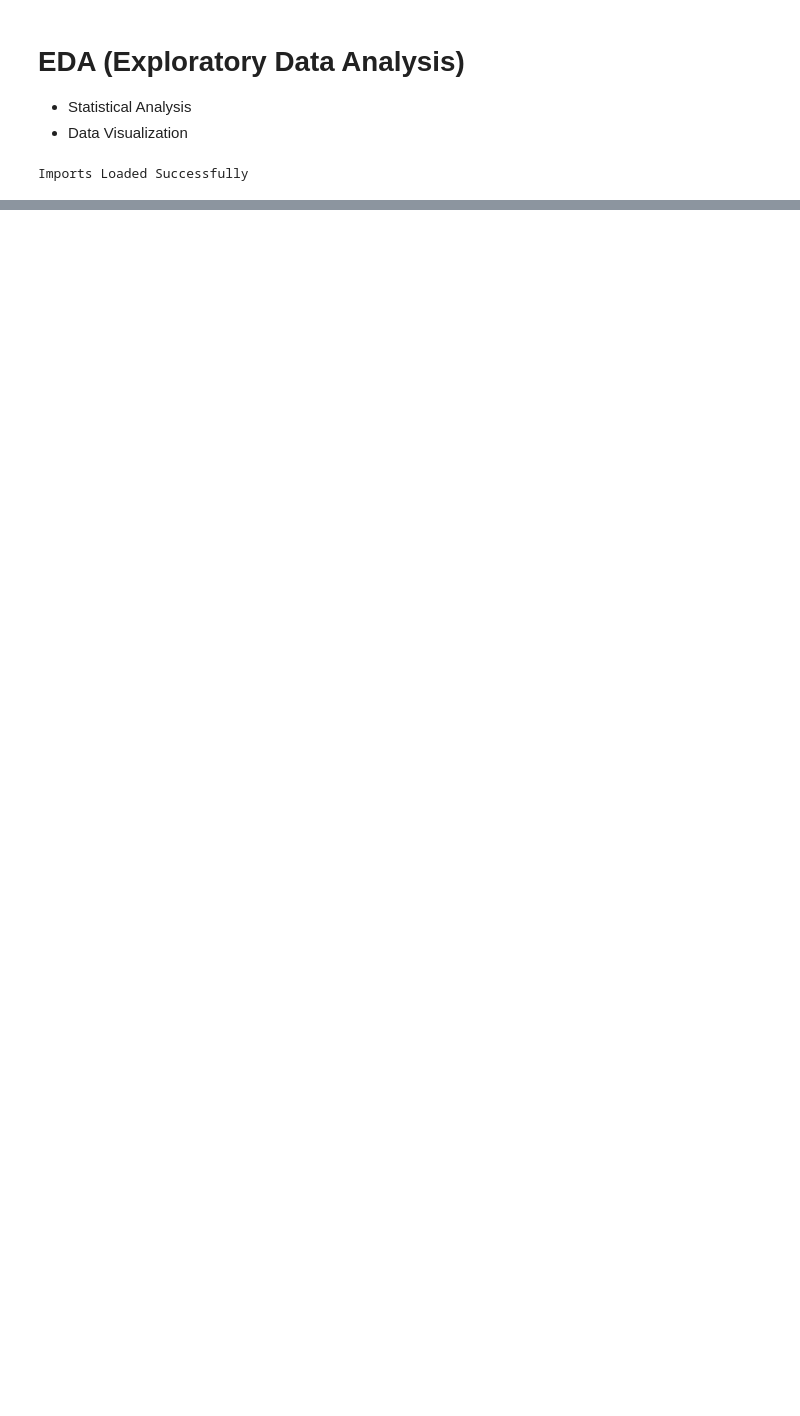
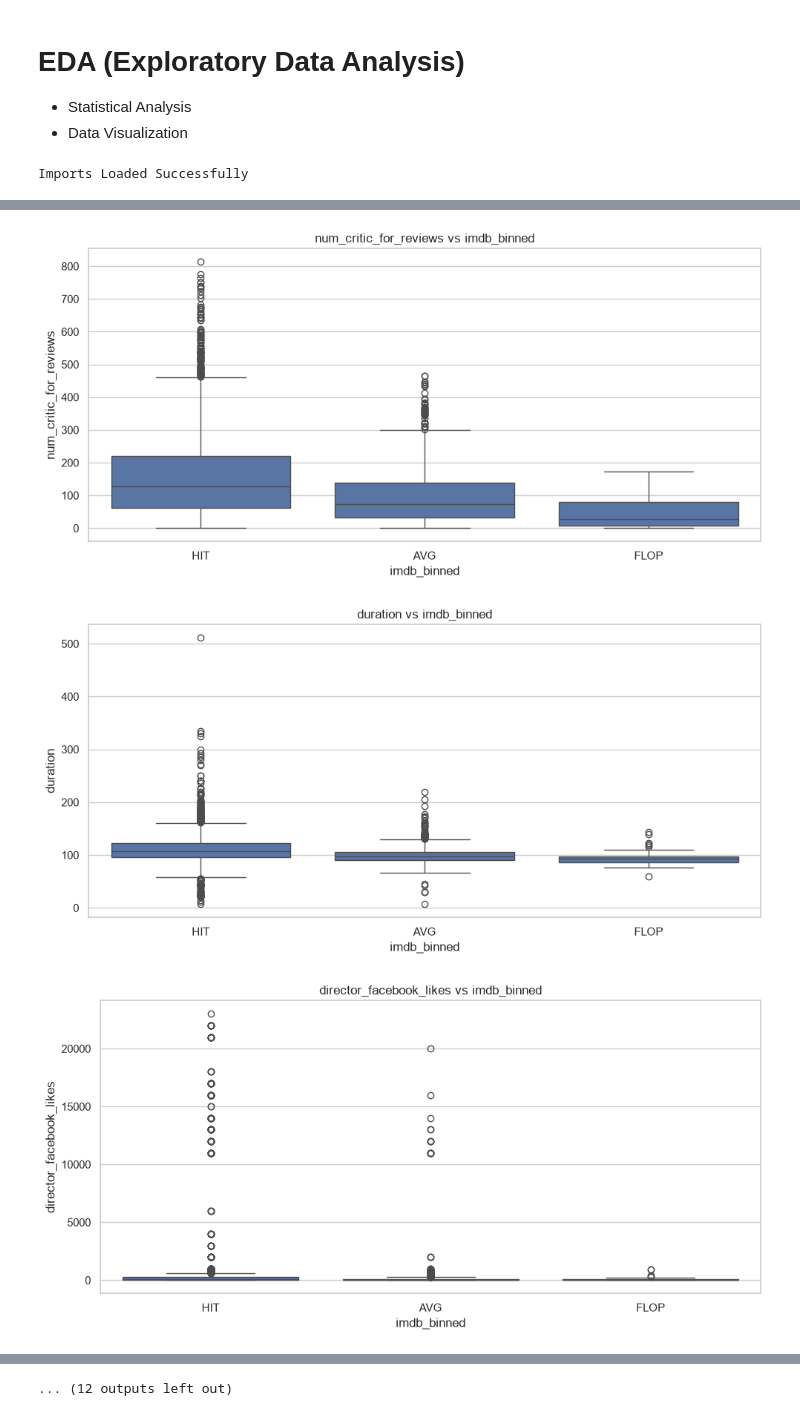
Before and after one commit to sreyapatra33-creator/Movie_Success_Prediction, a Jupyter notebook: EDA_Movie_Success.ipynb, the cells around one changed output, grey strips where cells are left out. Cells and saved outputs as stored; diff of their text form; code cells hidden in the pictures; blank space fills up the shorter version.

```diff
--- a/EDA_Movie_Success.ipynb
+++ b/EDA_Movie_Success.ipynb
@@ -30 +30,11 @@ FIGURE_HEIGHT = 6
 TOP_N = 10
+# %%
+# Load Dataset & Initial Inspection
+
+df = pd.read_csv(DATASET)
+
+print(f"Rows    : {df.shape[0]}")
+print(f"Columns : {df.shape[1]}")
+
+print("\n--- Dataset Head ---")
+print(df.head())
@@ -31,15 +143,7 @@ TOP_N = 10
 # %%
-# Utility Functions
-def get_column_types(df):
+# Column Type Separation
+num_cols = df.select_dtypes(include="number").columns.tolist()
+cat_cols = df.select_dtypes(include="object").columns.tolist()
 
-    numerical = df.select_dtypes(include="number").columns.tolist()
-
-    categorical = df.select_dtypes(include="object").columns.tolist()
-
-    return numerical, categorical
-
-
-def show_shape(df):
-
-    print(f"Rows : {df.shape[0]}")
-    print(f"Columns : {df.shape[1]}")
+print(f"\nNumerical Columns ({len(num_cols)}): {num_cols}")
+print(f"Categorical Columns ({len(cat_cols)}): {cat_cols}")
@@ -74,14 +211,12 @@ def plot_bar(series, title, xlabel, ylabel):
 # %%
-def plot_box(df, column):
-
-    plt.figure(figsize=(10,5))
-
-    sns.boxplot(
-        data=df,
-        x=TARGET,
-        y=column
-    )
-
+# Boxplot Distributions across Target Categories
+for column in num_cols:
+    plt.figure(figsize=(10, 5))
+    sns.boxplot(data=df, x=TARGET, y=column)
     plt.title(f"{column} vs {TARGET}")
-
+    plt.tight_layout()
     plt.show()
+# %% [output]
+[figure, added]
+[figure, added]
+[figure, added]
@@ -88 +232,2 @@ def plot_box(df, column):
+... (12 outputs left out)
 # %%
```
Also changed, not shown: parts of 26 cells of this notebook.
